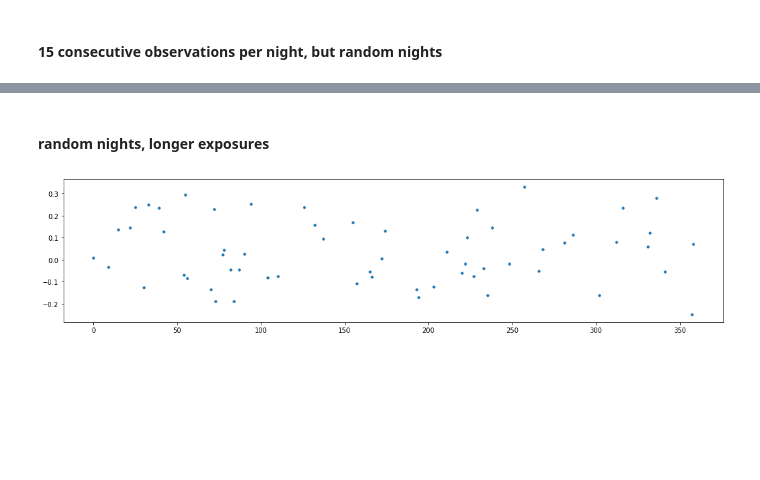
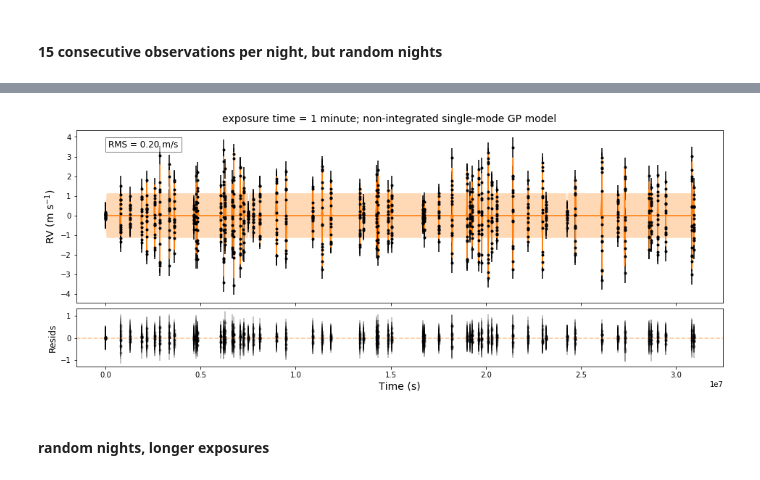
Before and after one commit to megbedell/pmodes, a Jupyter notebook: experiments/03-realistic-observing.ipynb, the cells around one changed output, grey strips where cells are left out. Drawn from its saved outputs; the diff is of its cells as text; code cells hidden in the pictures; blank space fills up the shorter version.

```diff
--- a/experiments/03-realistic-observing.ipynb
+++ b/experiments/03-realistic-observing.ipynb
@@ -119,3 +114,9 @@ net RMS = 0.20 m/s
+# %%
+fig = utils.plot_year(t, y, yerr, y_pred, start_ts, t_grid, mu, sd)
+fig.suptitle('exposure time = 1 minute; non-integrated single-mode GP model', y=0.93, fontsize=14)
+fig.savefig('randomnights_1min_nonintegrated_full.png');
+# %% [output]
+[figure, added]
 # %% [markdown]
 #### random nights, longer exposures
 # %%
@@ -135,10 +136,5 @@ for st in start_ts:
 t = np.ravel(t)
 y = np.ravel(y)
 yerr = np.zeros_like(t) + 0.5
-# %%
-fig, ax = plt.subplots(1, 1, figsize=(18,4))
-ax.scatter(t/24./3600., y, s=8);
-# %% [output]
-[figure, removed]
 # %%
 t_grid = np.ravel([np.linspace(t - 60, t + 900, 100) for t in start_ts]) # fine grid around the observed times
```
Also changed, not shown: parts of 14 cells of this notebook, 2 other files.
